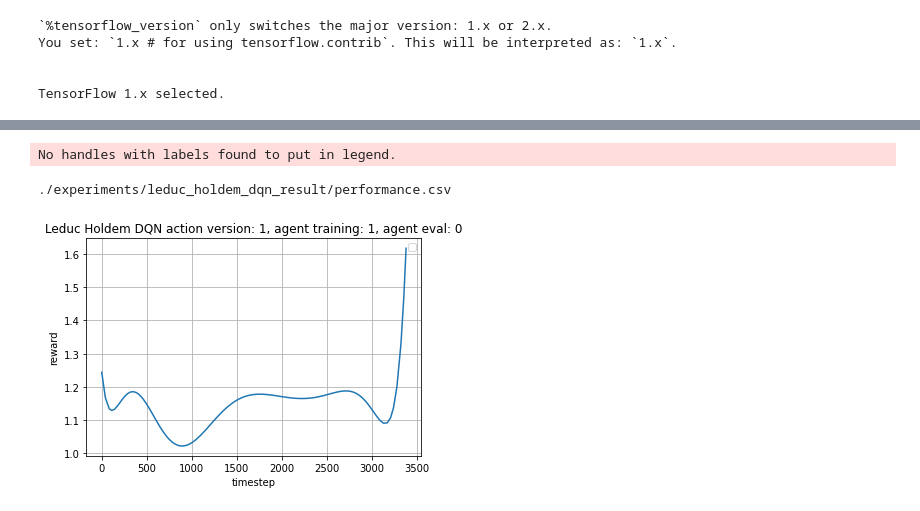
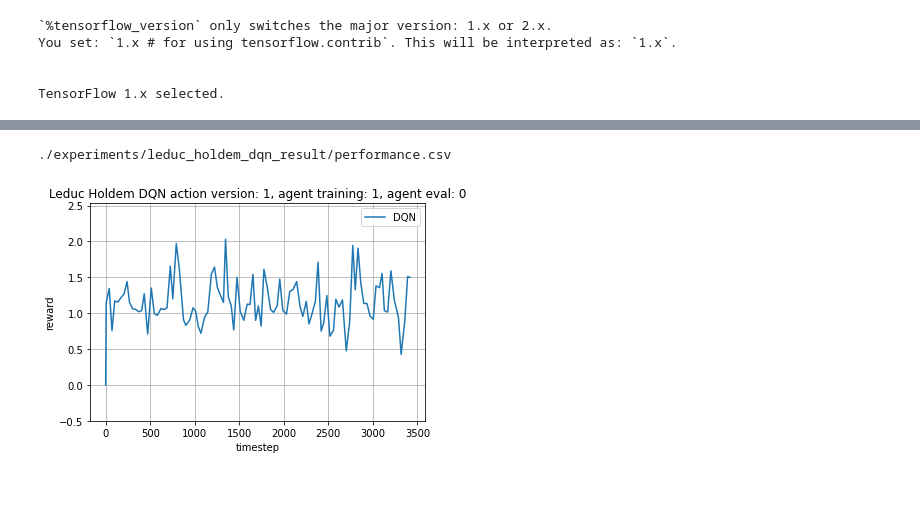
Before and after one commit to MoniFarsang/poker-bot, a Jupyter notebook: poker-bot-dqn-leduc-notebook.ipynb, the cells around one changed output, grey strips where cells are left out. Drawn from its saved outputs; the diff is of its cells as text; code cells hidden in the pictures.

Commit message:
Changed plot in notebooks

```diff
--- a/poker-bot-dqn-leduc-notebook.ipynb
+++ b/poker-bot-dqn-leduc-notebook.ipynb
@@ -490,41 +520,7 @@ INFO:tensorflow:Restoring parameters from /usr/local/lib/python3.6/dist-packages
-# %%
-import os
-import csv
-from scipy.ndimage.filters import gaussian_filter1d
-
-csv_path = os.path.join(log_dir, 'performance.csv')
-save_path = log_dir
-
-
-def plot(algorithm):
-    '''
-    Read data from csv file and plot the results
-    '''
-    import matplotlib.pyplot as plt
-    with open(csv_path) as csvfile:
-        print(csv_path)
-        reader = csv.DictReader(csvfile)
-        xs = []
-        ys = []
-        for row in reader:
-            xs.append(int(row['timestep']))
-            ys.append(float(row['reward']))
-        fig, ax = plt.subplots()
-
-        # Calculate the trendline
-        z = np.polyfit(xs, ys, 10)
-        p = np.poly1d(z)
-        ax.plot(xs, p(xs))
-
-        #ax.plot(xs[:-(N-1)], moving_aves, label=algorithm)
-        ax.set(xlabel='timestep', ylabel='reward', title=algorithm)
-        ax.legend()
-        ax.grid()
-
-title = 'Leduc Holdem DQN action version: ' + str(extra_action_version) + ', agent training: ' + str(opponent_agent_version_train) + ', agent eval: ' + str(opponent_agent_version_eval)
-# Plot the learning curve
-plot(title)
-# %% [output]
-No handles with labels found to put in legend.
-./experiments/leduc_holdem_dqn_result/performance.csv
-[figure, removed]
+# %%
+# Plot the learning curve
+title = 'Leduc Holdem DQN action version: ' + str(extra_action_version) + ', agent training: ' + str(opponent_agent_version_train) + ', agent eval: ' + str(opponent_agent_version_eval)
+plot(log_dir, title)
+# %% [output]
+./experiments/leduc_holdem_dqn_result/performance.csv
+[figure, added]
```
Also changed, not shown: parts of 3 cells of this notebook, 1 other file.
